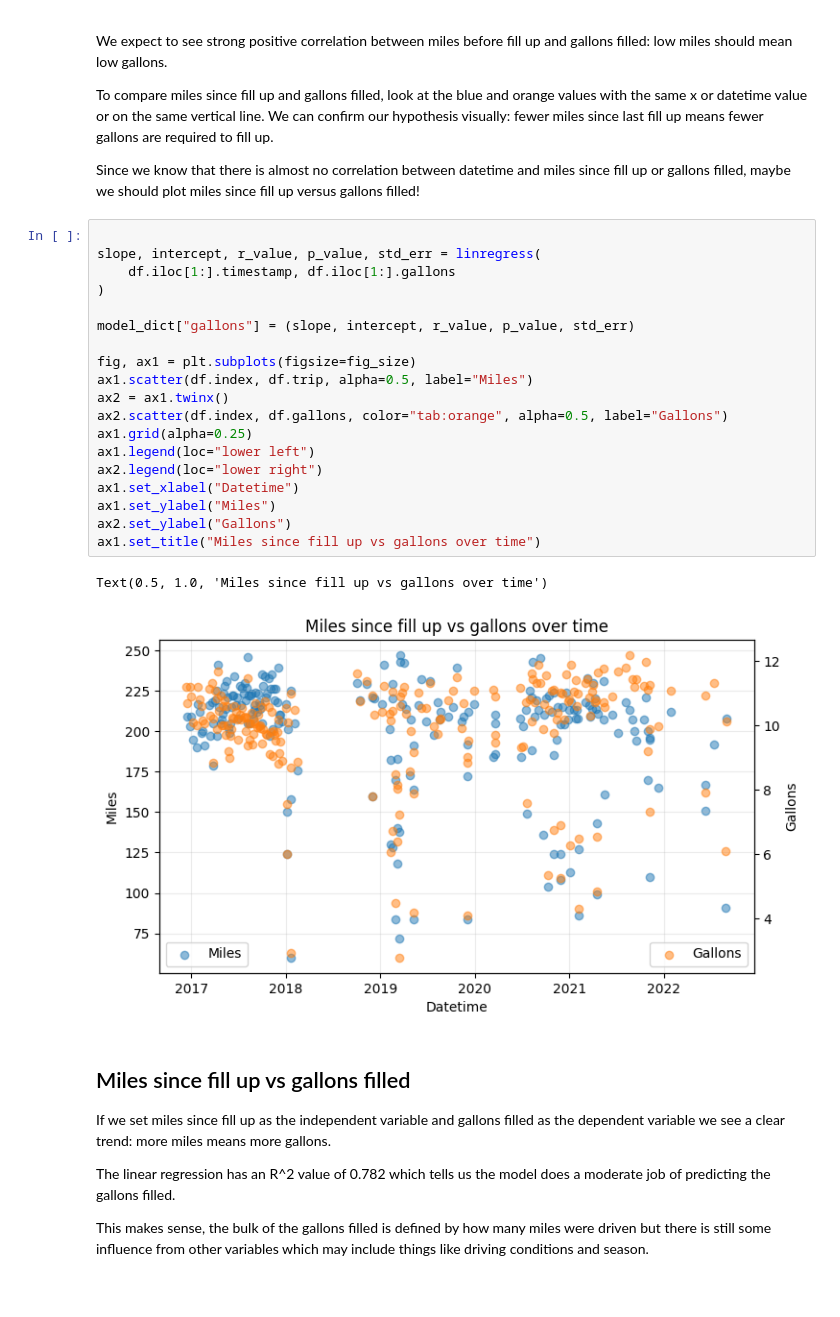
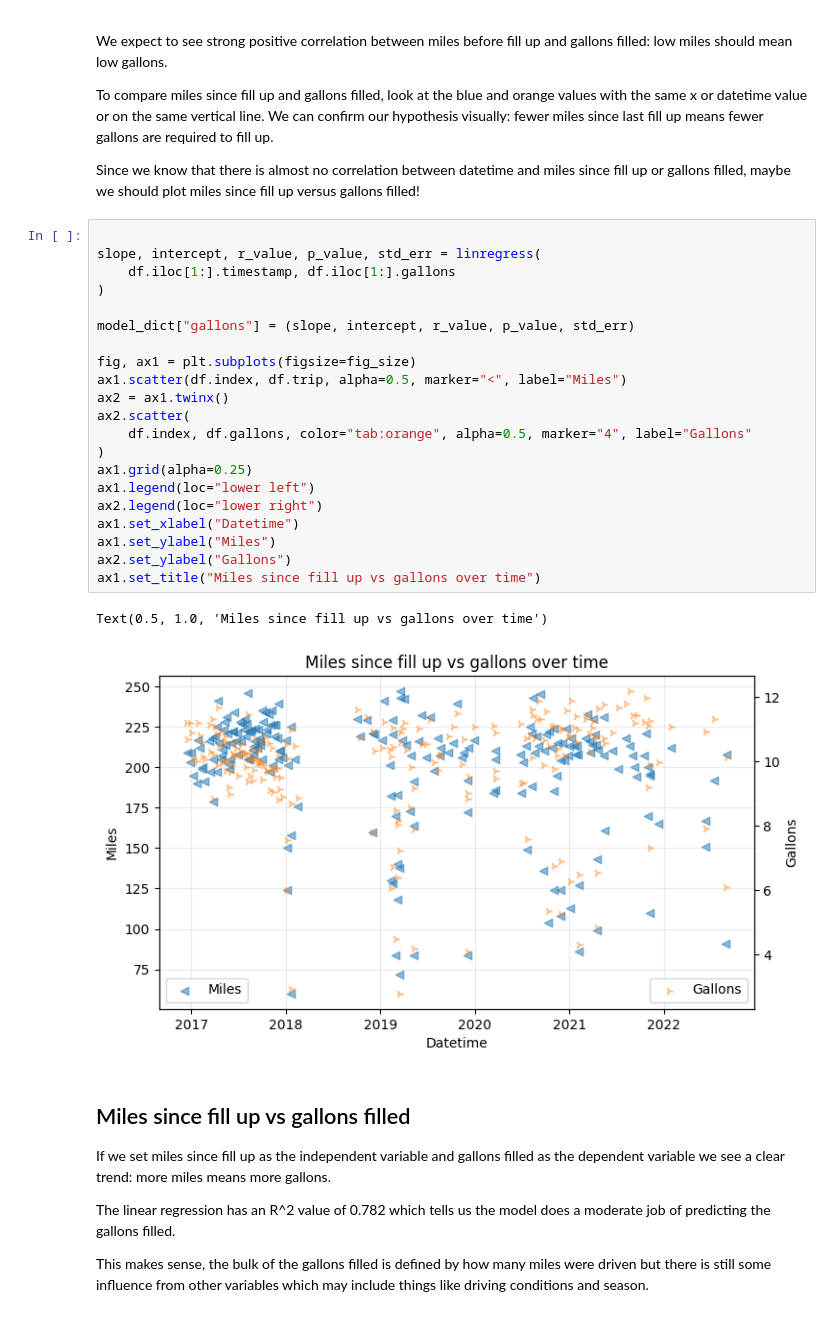
Before and after one commit to ngregorich/suzuki_mileage, a Jupyter notebook: suzuki_mileage.ipynb, the cells around one changed output. Drawn from its saved outputs; the diff is of its cells as text.

```diff
--- a/suzuki_mileage.ipynb
+++ b/suzuki_mileage.ipynb
@@ -479,25 +479,27 @@ Text(0.5, 1.0, 'Gallons per fill up over time')
 # %%
 
 slope, intercept, r_value, p_value, std_err = linregress(
     df.iloc[1:].timestamp, df.iloc[1:].gallons
 )
 
 model_dict["gallons"] = (slope, intercept, r_value, p_value, std_err)
 
 fig, ax1 = plt.subplots(figsize=fig_size)
-ax1.scatter(df.index, df.trip, alpha=0.5, label="Miles")
+ax1.scatter(df.index, df.trip, alpha=0.5, marker="<", label="Miles")
 ax2 = ax1.twinx()
-ax2.scatter(df.index, df.gallons, color="tab:orange", alpha=0.5, label="Gallons")
+ax2.scatter(
+    df.index, df.gallons, color="tab:orange", alpha=0.5, marker="4", label="Gallons"
+)
 ax1.grid(alpha=0.25)
 ax1.legend(loc="lower left")
 ax2.legend(loc="lower right")
 ax1.set_xlabel("Datetime")
 ax1.set_ylabel("Miles")
 ax2.set_ylabel("Gallons")
 ax1.set_title("Miles since fill up vs gallons over time")
 # %% [output]
 Text(0.5, 1.0, 'Miles since fill up vs gallons over time')
-[figure, old version]
+[figure, new version]
 # %% [markdown]
 ## Miles since fill up vs gallons filled
 
```
Also changed, not shown: parts of 3 cells of this notebook, 1 other file.
